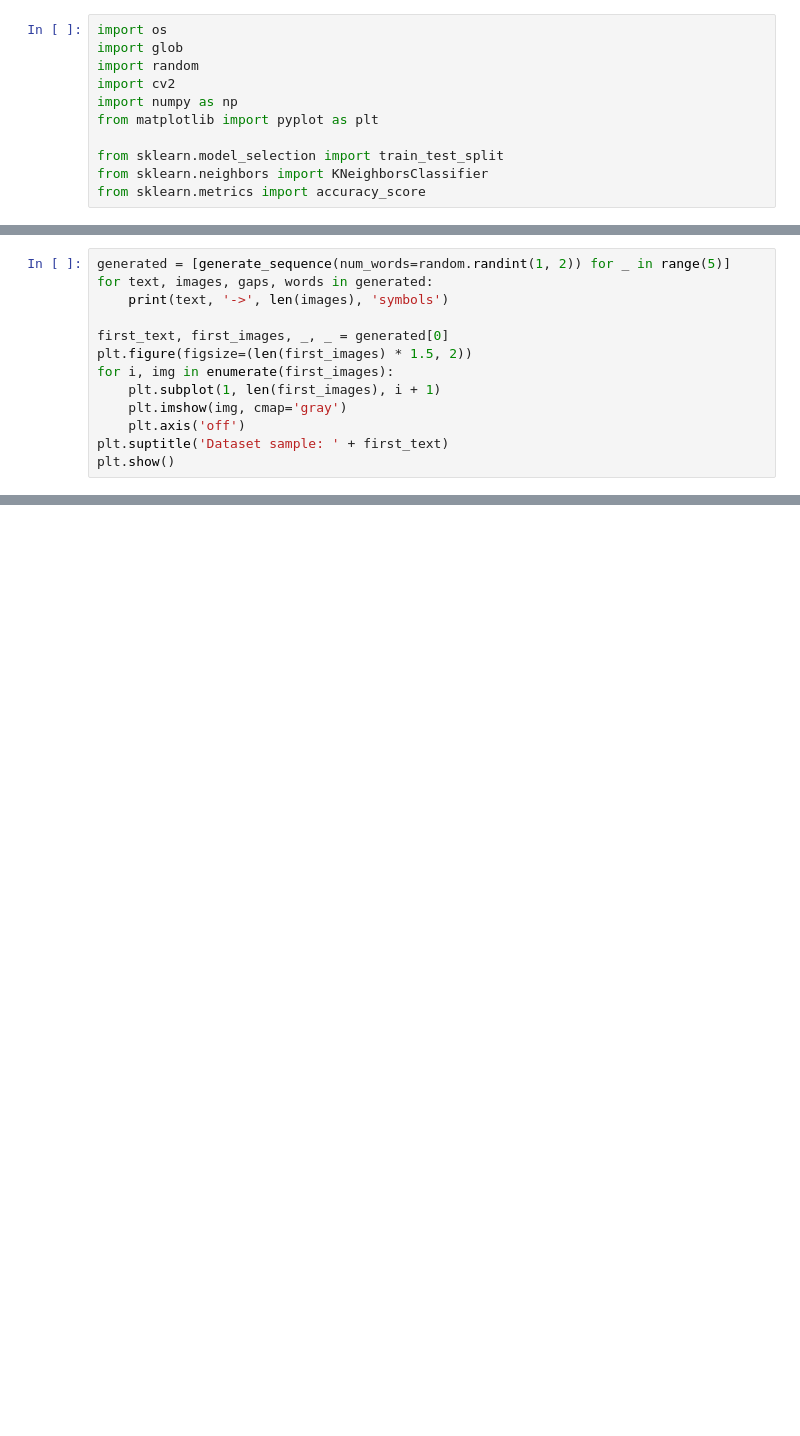
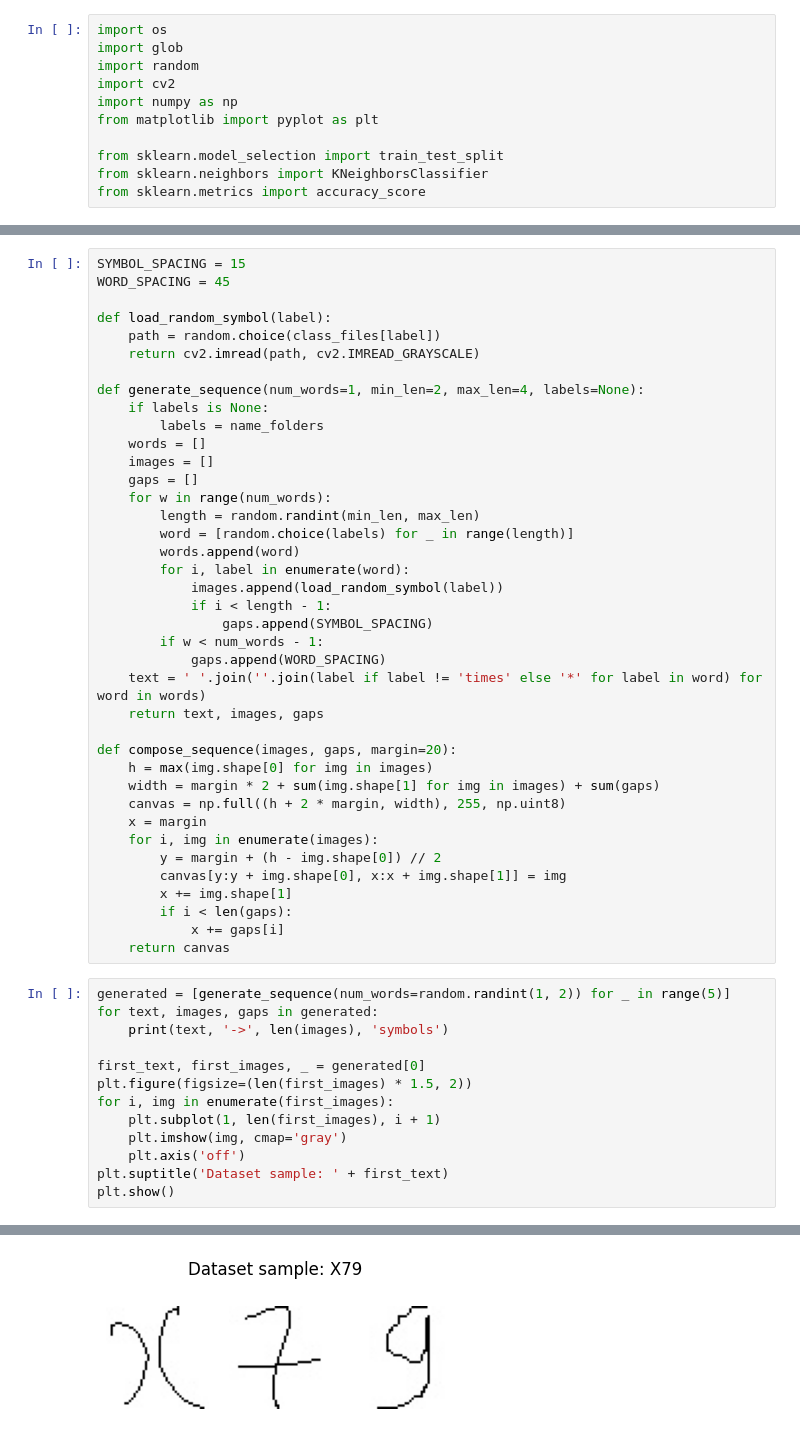
Before and after one commit to Matvey-Adukevich/cv_labs, a Jupyter notebook: task9/task9.ipynb, the cells around one changed output, grey strips where cells are left out. Saved outputs shown, nothing was run; the diff lists cells and outputs as text; blank space fills up the shorter version.

```diff
--- a/task9/task9.ipynb
+++ b/task9/task9.ipynb
@@ -189,9 +109,48 @@ print('Test accuracy:', round(test_acc, 4))
+# %%
+SYMBOL_SPACING = 15
+WORD_SPACING = 45
+
+def load_random_symbol(label):
+    path = random.choice(class_files[label])
+    return cv2.imread(path, cv2.IMREAD_GRAYSCALE)
+
+def generate_sequence(num_words=1, min_len=2, max_len=4, labels=None):
+    if labels is None:
+        labels = name_folders
+    words = []
+    images = []
+    gaps = []
+    for w in range(num_words):
+        length = random.randint(min_len, max_len)
+        word = [random.choice(labels) for _ in range(length)]
+        words.append(word)
+        for i, label in enumerate(word):
+            images.append(load_random_symbol(label))
+            if i < length - 1:
+                gaps.append(SYMBOL_SPACING)
+        if w < num_words - 1:
+            gaps.append(WORD_SPACING)
+    text = ' '.join(''.join(label if label != 'times' else '*' for label in word) for word in words)
+    return text, images, gaps
+
+def compose_sequence(images, gaps, margin=20):
+    h = max(img.shape[0] for img in images)
+    width = margin * 2 + sum(img.shape[1] for img in images) + sum(gaps)
+    canvas = np.full((h + 2 * margin, width), 255, np.uint8)
+    x = margin
+    for i, img in enumerate(images):
+        y = margin + (h - img.shape[0]) // 2
+        canvas[y:y + img.shape[0], x:x + img.shape[1]] = img
+        x += img.shape[1]
+        if i < len(gaps):
+            x += gaps[i]
+    return canvas
 # %%
 generated = [generate_sequence(num_words=random.randint(1, 2)) for _ in range(5)]
-for text, images, gaps, words in generated:
+for text, images, gaps in generated:
     print(text, '->', len(images), 'symbols')
 
-first_text, first_images, _, _ = generated[0]
+first_text, first_images, _ = generated[0]
 plt.figure(figsize=(len(first_images) * 1.5, 2))
 for i, img in enumerate(first_images):
     plt.subplot(1, len(first_images), i + 1)
@@ -199,3 +158,4 @@ for i, img in enumerate(first_images):
     plt.axis('off')
 plt.suptitle('Dataset sample: ' + first_text)
 plt.show()
+# %% [output]
@@ -202 +167,2 @@ plt.show()
+[figure, added]
 # %%
```
Also changed, not shown: parts of 11 cells of this notebook.
